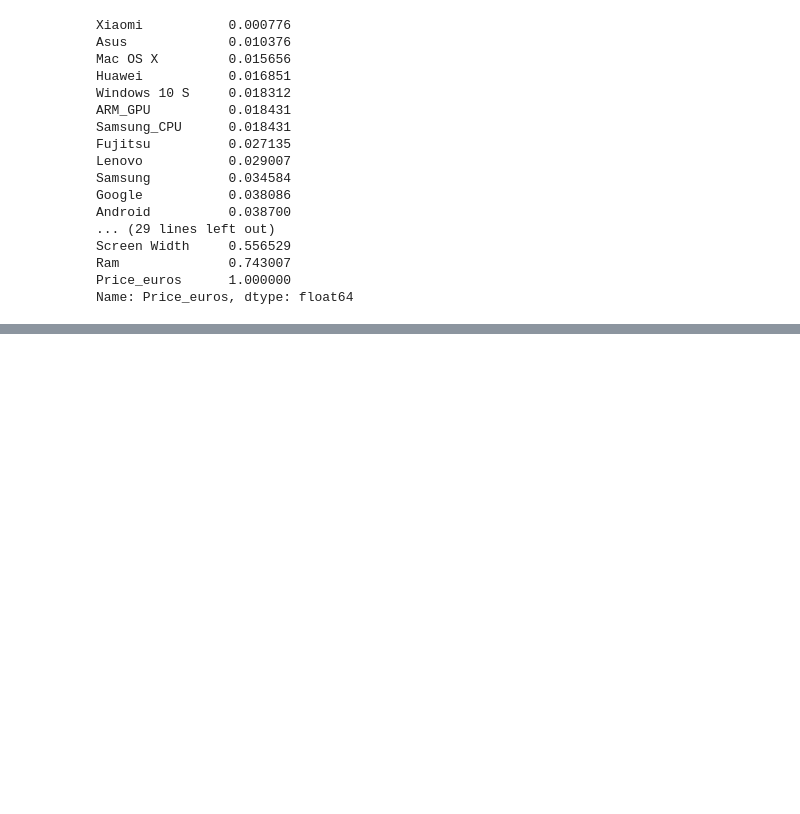
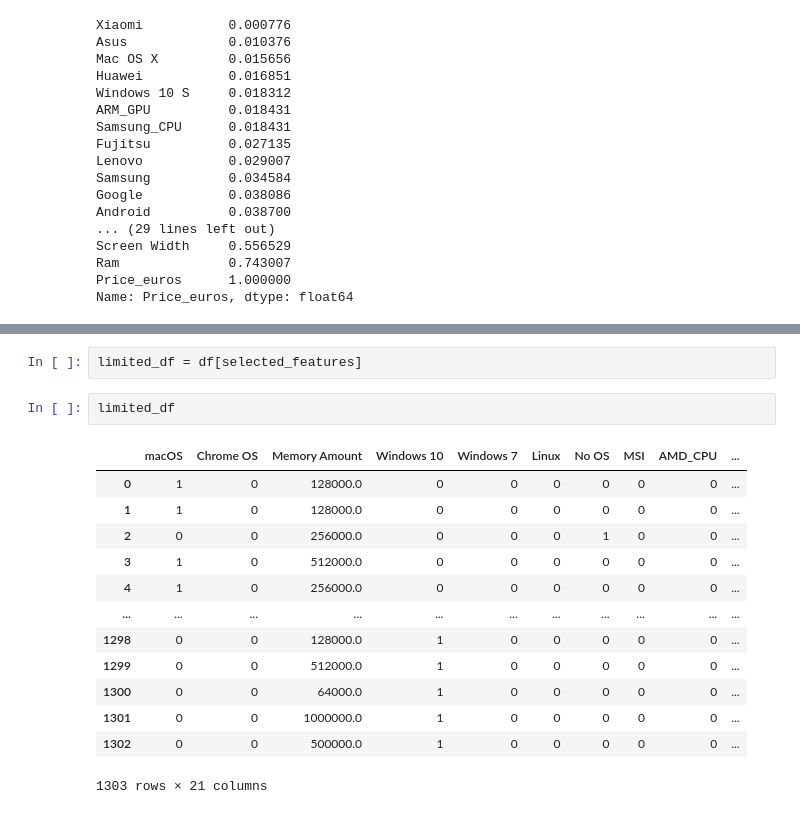
Before and after one commit to BrunoShimura/laptop-price, a Jupyter notebook: test.ipynb, the cells around one changed output, grey strips where cells are left out. Cells and saved outputs as stored; diff of their text form; blank space fills up the shorter version.

```diff
--- a/test.ipynb
+++ b/test.ipynb
@@ -110,0 +135,18 @@ Name: Price_euros, dtype: float64
+# %%
+limited_df = df[selected_features]
+# %%
+limited_df
+# %% [output]
+|  | macOS | Chrome OS | Memory Amount | Windows 10 | Windows 7 | Linux | No OS | MSI | AMD_CPU | ... |
+| 0 | 1 | 0 | 128000.0 | 0 | 0 | 0 | 0 | 0 | 0 | ... |
+| 1 | 1 | 0 | 128000.0 | 0 | 0 | 0 | 0 | 0 | 0 | ... |
+| 2 | 0 | 0 | 256000.0 | 0 | 0 | 0 | 1 | 0 | 0 | ... |
+| 3 | 1 | 0 | 512000.0 | 0 | 0 | 0 | 0 | 0 | 0 | ... |
+| 4 | 1 | 0 | 256000.0 | 0 | 0 | 0 | 0 | 0 | 0 | ... |
+| ... | ... | ... | ... | ... | ... | ... | ... | ... | ... | ... |
+| 1298 | 0 | 0 | 128000.0 | 1 | 0 | 0 | 0 | 0 | 0 | ... |
+| 1299 | 0 | 0 | 512000.0 | 1 | 0 | 0 | 0 | 0 | 0 | ... |
+| 1300 | 0 | 0 | 64000.0 | 1 | 0 | 0 | 0 | 0 | 0 | ... |
+| 1301 | 0 | 0 | 1000000.0 | 1 | 0 | 0 | 0 | 0 | 0 | ... |
+| 1302 | 0 | 0 | 500000.0 | 1 | 0 | 0 | 0 | 0 | 0 | ... |
+1303 rows × 21 columns
```
Also changed, not shown: parts of 9 cells of this notebook.
